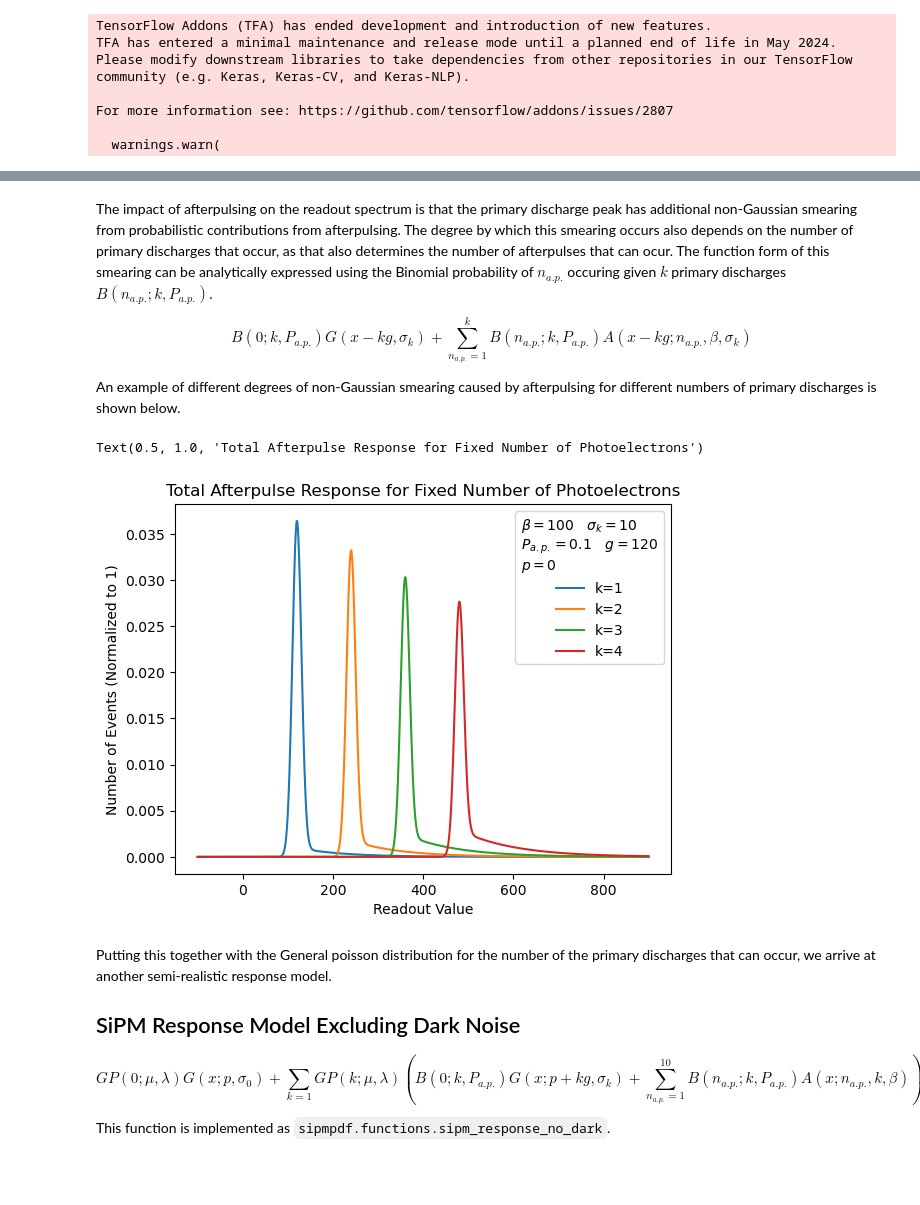
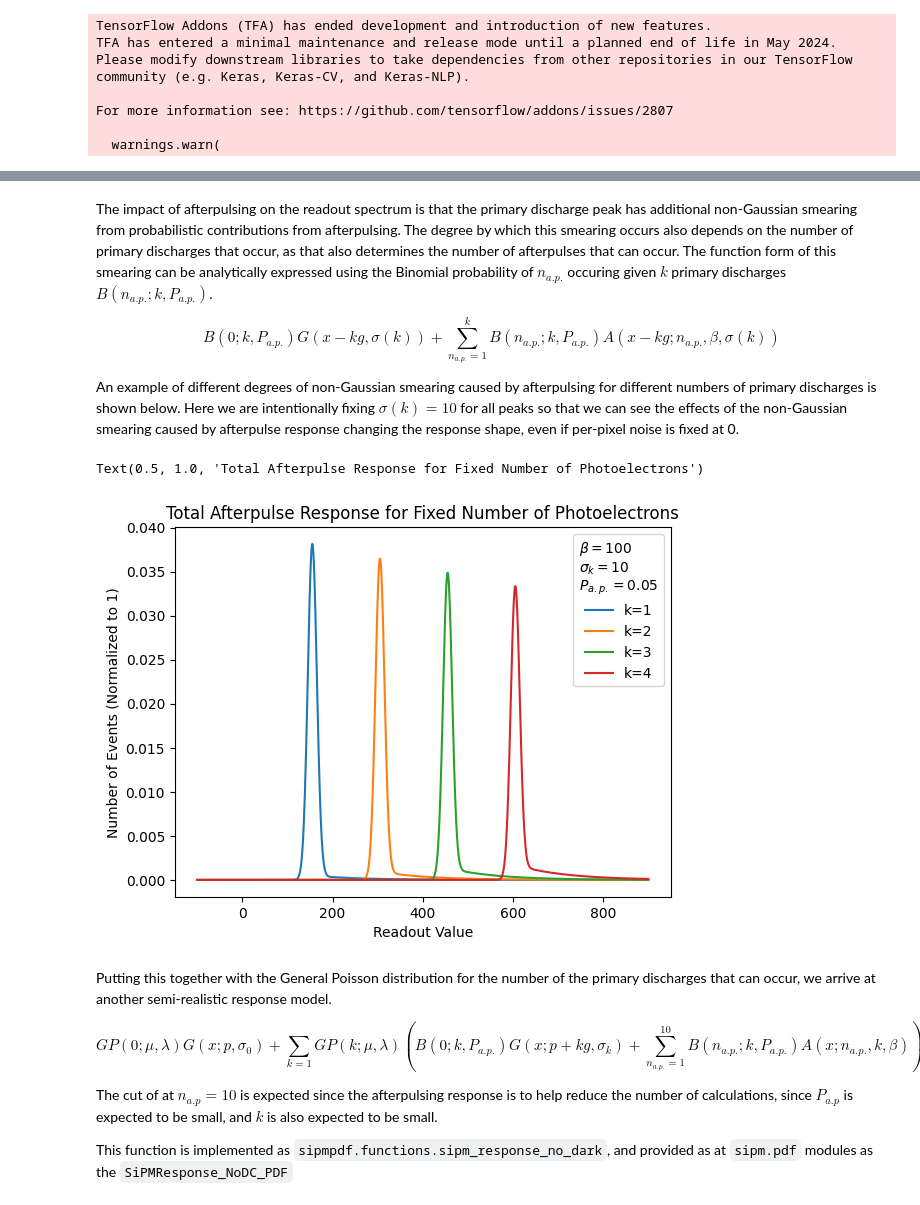
Before and after one commit to UMDCMS/sipmpdf, a Jupyter notebook: docs/sipm_functions.ipynb, the cells around one changed output, grey strips where cells are left out. Cells and saved outputs as stored; diff of their text form; code cells hidden in the pictures; blank space fills up the shorter version.

```diff
--- a/docs/sipm_functions.ipynb
+++ b/docs/sipm_functions.ipynb
@@ -10,13 +10,10 @@ description given in the paper. And these functions are implemented in the
 [sipm_response]: https://arxiv.org/pdf/1609.01181.pdf
 # %%
 import sipmpdf
-import sipmpdf.pdf as PDF
 import matplotlib.pyplot as plt
 import numpy as np
 import mplhep
-from scipy.stats import rv_discrete
 import zfit
-COLORS = plt.rcParams['axes.prop_cycle'].by_key()['color']
 # %% [output]
 TensorFlow Addons (TFA) has ended development and introduction of new features.
 TFA has entered a minimal maintenance and release mode until a planned end of life in May 2024.
@@ -286,38 +333,59 @@ Text(0.5, 1.0, 'Afterpulse Response for Fixed Photoelectrons and Afterpulses')
 # %% [markdown]
-The impact of afterpulsing on the readout spectrum is that the primary discharge peak has additional non-Gaussian smearing from probabilistic contributions from afterpulsing. The degree by which this smearing occurs also depends on the number of primary discharges that occur, as that also determines the number of afterpulses that can ocur. The function form of this smearing can be analytically expressed using the Binomial probability of $n_{a.p.}$ occuring given $k$ primary discharges $B(n_{a.p.};k,P_{a.p.})$.
+The impact of afterpulsing on the readout spectrum is that the primary discharge
+peak has additional non-Gaussian smearing from probabilistic contributions from
+afterpulsing. The degree by which this smearing occurs also depends on the
+number of primary discharges that occur, as that also determines the number of
+afterpulses that can occur. The function form of this smearing can be
+analytically expressed using the Binomial probability of $n_{a.p.}$ occuring
+given $k$ primary discharges $B(n_{a.p.};k,P_{a.p.})$.
 
-$$B(0;k,P_{a.p.})G(x-kg,\sigma_k)+\sum_{n_{a.p.}=1}^k B(n_{a.p.};k,P_{a.p.})A(x-kg;n_{a.p.},\beta,\sigma_k)$$
+$$B(0;k,P_{a.p.})G(x-kg,\sigma(k))+\sum_{n_{a.p.}=1}^k B(n_{a.p.};k,P_{a.p.})A(x-kg;n_{a.p.},\beta,\sigma(k))$$
 
-An example of different degrees of non-Gaussian smearing caused by afterpulsing for different numbers of primary discharges is shown below.
+An example of different degrees of non-Gaussian smearing caused by afterpulsing
+for different numbers of primary discharges is shown below. Here we are
+intentionally fixing $\sigma(k)=10$ for all peaks so that we can see the effects
+of the non-Gaussian smearing caused by afterpulse response changing the response
+shape, even if per-pixel noise is fixed at 0.
 # %%
 x = np.linspace(-100, 900, 2000)
-ap_beta_=100
-ap_prob_=.1
-pedestal_=0
-gain_=120
-sigma_k_=10
 
-sum_ap_response_1=sipmpdf.functions._full_afterpulse_response(x=x,ap_beta=ap_beta_,ap_prob=ap_prob_,total=1,pedestal=pedestal_,gain=gain_,sigma_k=sigma_k_)
-sum_ap_response_2=sipmpdf.functions._full_afterpulse_response(x=x,ap_beta=ap_beta_,ap_prob=ap_prob_,total=2,pedestal=pedestal_,gain=gain_,sigma_k=sigma_k_)
-sum_ap_response_3=sipmpdf.functions._full_afterpulse_response(x=x,ap_beta=ap_beta_,ap_prob=ap_prob_,total=3,pedestal=pedestal_,gain=gain_,sigma_k=sigma_k_)
-sum_ap_response_4=sipmpdf.functions._full_afterpulse_response(x=x,ap_beta=ap_beta_,ap_prob=ap_prob_,total=4,pedestal=pedestal_,gain=gain_,sigma_k=sigma_k_)
-
-plt.plot(x,sum_ap_response_1, label=f'k=1')
-plt.plot(x,sum_ap_response_2, label=f'k=2')
-plt.plot(x,sum_ap_response_3, label=f'k=3')
-plt.plot(x,sum_ap_response_4, label=f'k=4')
-plt.legend(title=r'$\beta=$'f'{ap_beta_}'r'$\quad \sigma_k=$'f'{sigma_k_} \n'r'$P_{a.p.}=$'f'{ap_prob_}'r'$\quad g=$'f'{gain_} \n'r'$p=$'f'{pedestal_}')
+for k in np.arange(1, 5):
+  y = sipmpdf.functions._full_afterpulse_response(x=x,
+                                                  ap_beta=ap_beta_t,
+                                                  ap_prob=ap_prob_t,
+                                                  total=k,
+                                                  pedestal=pedestal_t,
+                                                  gain=gain_t,
+                                                  sigma_k=10)
+  plt.plot(x, y, label=f'k={k}')
+plt.legend(title='\n'.join([
+  r'$\beta=' + str(ap_beta_t) + '$',  #
+  r'$\sigma_k=10$',  #
+  r'$P_{a.p.}=' + str(ap_prob_t) + '$',
+]),
+           loc='upper right')
 plt.xlabel('Readout Value')
 plt.ylabel('Number of Events (Normalized to 1)')
 plt.title('Total Afterpulse Response for Fixed Number of Photoelectrons')
 # %% [output]
 Text(0.5, 1.0, 'Total Afterpulse Response for Fixed Number of Photoelectrons')
-[figure, old version]
+[figure, new version]
 # %% [markdown]
-Putting this together with the General poisson distribution for the number of the primary discharges that can occur, we arrive at another semi-realistic response model.
+Putting this together with the General Poisson distribution for the number of
+the primary discharges that can occur, we arrive at another semi-realistic
+response model.
 
-## SiPM Response Model Excluding Dark Noise
+$$
+GP(0;\mu,\lambda)G(x;p,\sigma_0) +
+\sum_{k=1}GP(k;\mu,\lambda) \left(
+    B(0;k,P_{a.p.})G(x;p+kg,\sigma_k)
+    +\sum_{n_{a.p.}=1}^{10} B(n_{a.p.};k,P_{a.p.})A(x;n_{a.p.},k,\beta)\right
+)
+$$
 
-$$GP(0;\mu,\lambda)G(x;p,\sigma_0)+ \sum_{k=1}GP(k;\mu,\lambda) \left( B(0;k,P_{a.p.})G(x;p+kg,\sigma_k)+\sum_{n_{a.p.}=1}^{10} B(n_{a.p.};k,P_{a.p.})A(x;n_{a.p.},k,\beta)\right) $$
+The cut of at $n_{a.p}=10$ is expected since the afterpulsing response is to
+help reduce the number of calculations, since $P_{a.p}$ is expected to be small,
+and $k$ is also expected to be small.
 
-This function is implemented as `sipmpdf.functions.sipm_response_no_dark`.
+This function is implemented as `sipmpdf.functions.sipm_response_no_dark`, and
+provided as at `sipm.pdf` modules as the `SiPMResponse_NoDC_PDF`
```
Also changed, not shown: parts of 40 cells of this notebook, 5 other files.
